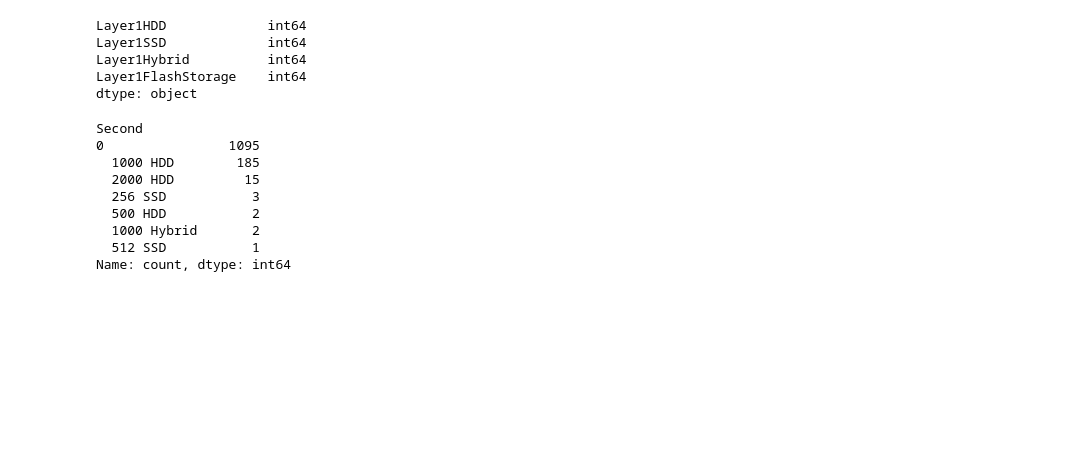
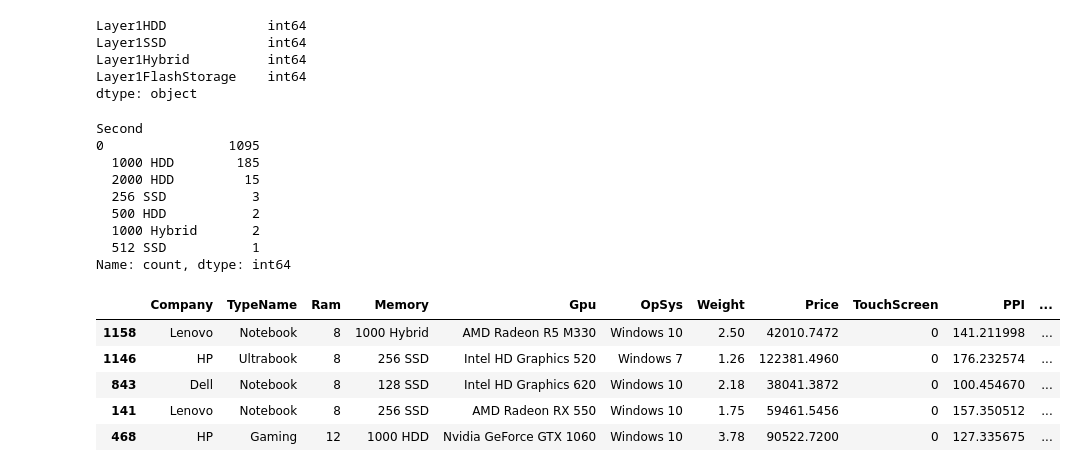
Before and after one commit to KabiraKabira7/laptop-price-predictor-ml-project, a Jupyter notebook: laptop_price_predictor.ipynb, the cells around one changed output. Cells and saved outputs as stored; diff of their text form; code cells hidden in the pictures; blank space fills up the shorter version.

```diff
--- a/laptop_price_predictor.ipynb
+++ b/laptop_price_predictor.ipynb
@@ -858,3 +858,12 @@ Second
   1000 Hybrid       2
   512 SSD           1
 Name: count, dtype: int64
+# %%
+df.sample(5)
+# %% [output]
+|  | Company | TypeName | Ram | Memory | Gpu | OpSys | Weight | Price | TouchScreen | PPI | ... |
+| 1158 | Lenovo | Notebook | 8 | 1000 Hybrid | AMD Radeon R5 M330 | Windows 10 | 2.50 | 42010.7472 | 0 | 141.211998 | ... |
+| 1146 | HP | Ultrabook | 8 | 256 SSD | Intel HD Graphics 520 | Windows 7 | 1.26 | 122381.4960 | 0 | 176.232574 | ... |
+| 843 | Dell | Notebook | 8 | 128 SSD | Intel HD Graphics 620 | Windows 10 | 2.18 | 38041.3872 | 0 | 100.454670 | ... |
+| 141 | Lenovo | Notebook | 8 | 256 SSD | AMD Radeon RX 550 | Windows 10 | 1.75 | 59461.5456 | 0 | 157.350512 | ... |
+| 468 | HP | Gaming | 12 | 1000 HDD | Nvidia GeForce GTX 1060 | Windows 10 | 3.78 | 90522.7200 | 0 | 127.335675 | ... |
```
Also changed, not shown: parts of 1 cell of this notebook.
